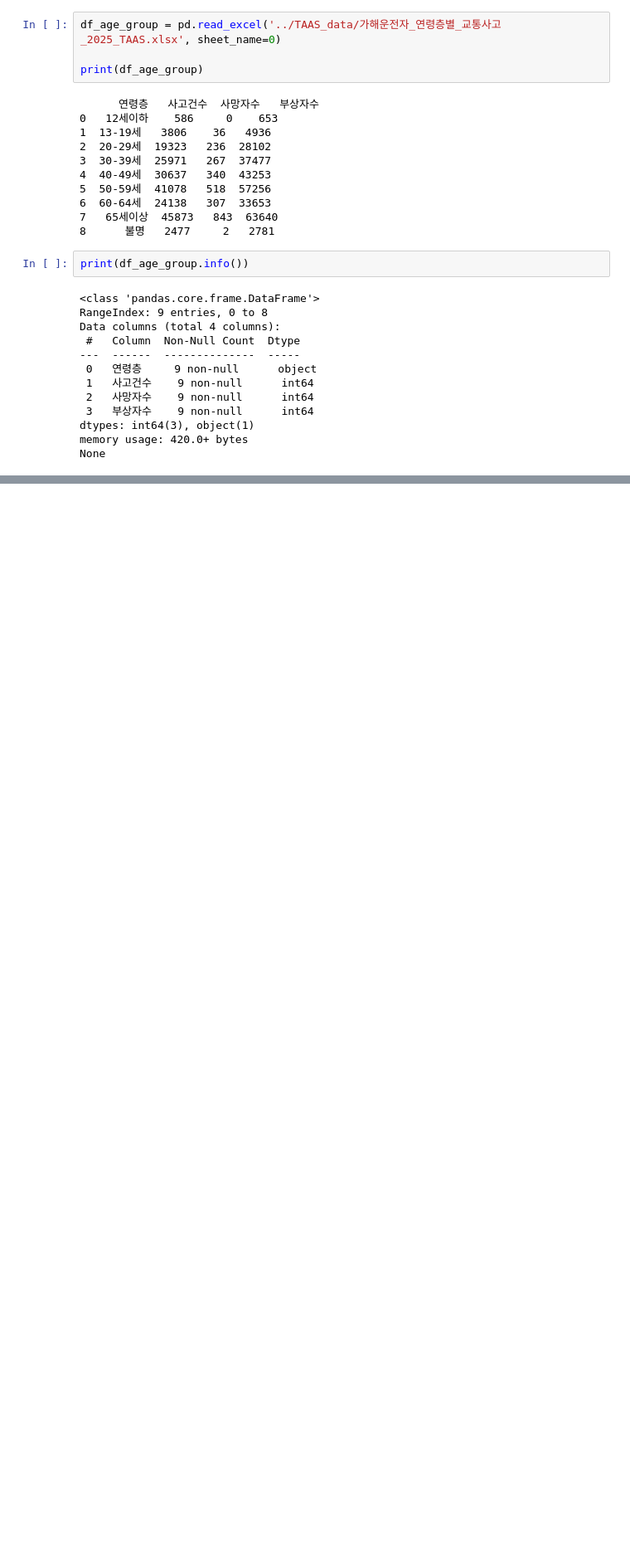
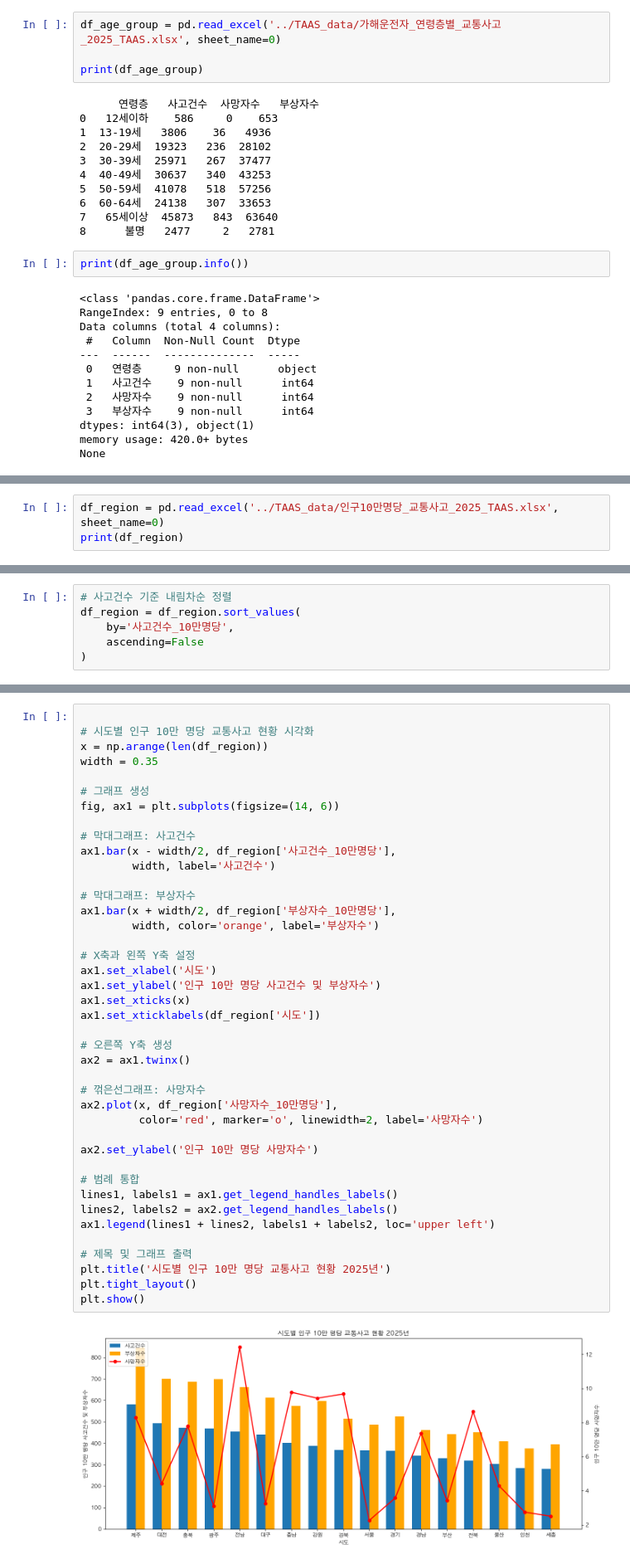
Before and after one commit to thihaoov/Korea-traffic-accident-analysis, a Jupyter notebook: notebooks/06_TAAS_Accident_Analysis.ipynb, the cells around one changed output, grey strips where cells are left out. Shown at 83% size. Saved outputs shown, nothing was run; the diff lists cells and outputs as text; blank space fills up the shorter version.

```diff
--- a/notebooks/06_TAAS_Accident_Analysis.ipynb
+++ b/notebooks/06_TAAS_Accident_Analysis.ipynb
@@ -39,0 +156,3 @@ None
+# %%
+df_region = pd.read_excel('../TAAS_data/인구10만명당_교통사고_2025_TAAS.xlsx', sheet_name=0)
+print(df_region)
@@ -39,0 +178,6 @@ None
+# %%
+# 사고건수 기준 내림차순 정렬
+df_region = df_region.sort_values(
+    by='사고건수_10만명당',
+    ascending=False
+)
@@ -39,0 +186,43 @@ None
+# %%
+
+# 시도별 인구 10만 명당 교통사고 현황 시각화
+x = np.arange(len(df_region))
+width = 0.35
+
+# 그래프 생성
+fig, ax1 = plt.subplots(figsize=(14, 6))
+
+# 막대그래프: 사고건수
+ax1.bar(x - width/2, df_region['사고건수_10만명당'],
+        width, label='사고건수')
+
+# 막대그래프: 부상자수
+ax1.bar(x + width/2, df_region['부상자수_10만명당'],
+        width, color='orange', label='부상자수')
+
+# X축과 왼쪽 Y축 설정
+ax1.set_xlabel('시도')
+ax1.set_ylabel('인구 10만 명당 사고건수 및 부상자수')
+ax1.set_xticks(x)
+ax1.set_xticklabels(df_region['시도'])
+
+# 오른쪽 Y축 생성
+ax2 = ax1.twinx()
+
+# 꺾은선그래프: 사망자수
+ax2.plot(x, df_region['사망자수_10만명당'],
+         color='red', marker='o', linewidth=2, label='사망자수')
+
+ax2.set_ylabel('인구 10만 명당 사망자수')
+
+# 범례 통합
+lines1, labels1 = ax1.get_legend_handles_labels()
+lines2, labels2 = ax2.get_legend_handles_labels()
+ax1.legend(lines1 + lines2, labels1 + labels2, loc='upper left')
+
+# 제목 및 그래프 출력
+plt.title('시도별 인구 10만 명당 교통사고 현황 2025년')
+plt.tight_layout()
+plt.show()
+# %% [output]
+[figure, added]
```
Also changed, not shown: parts of 17 cells of this notebook.
